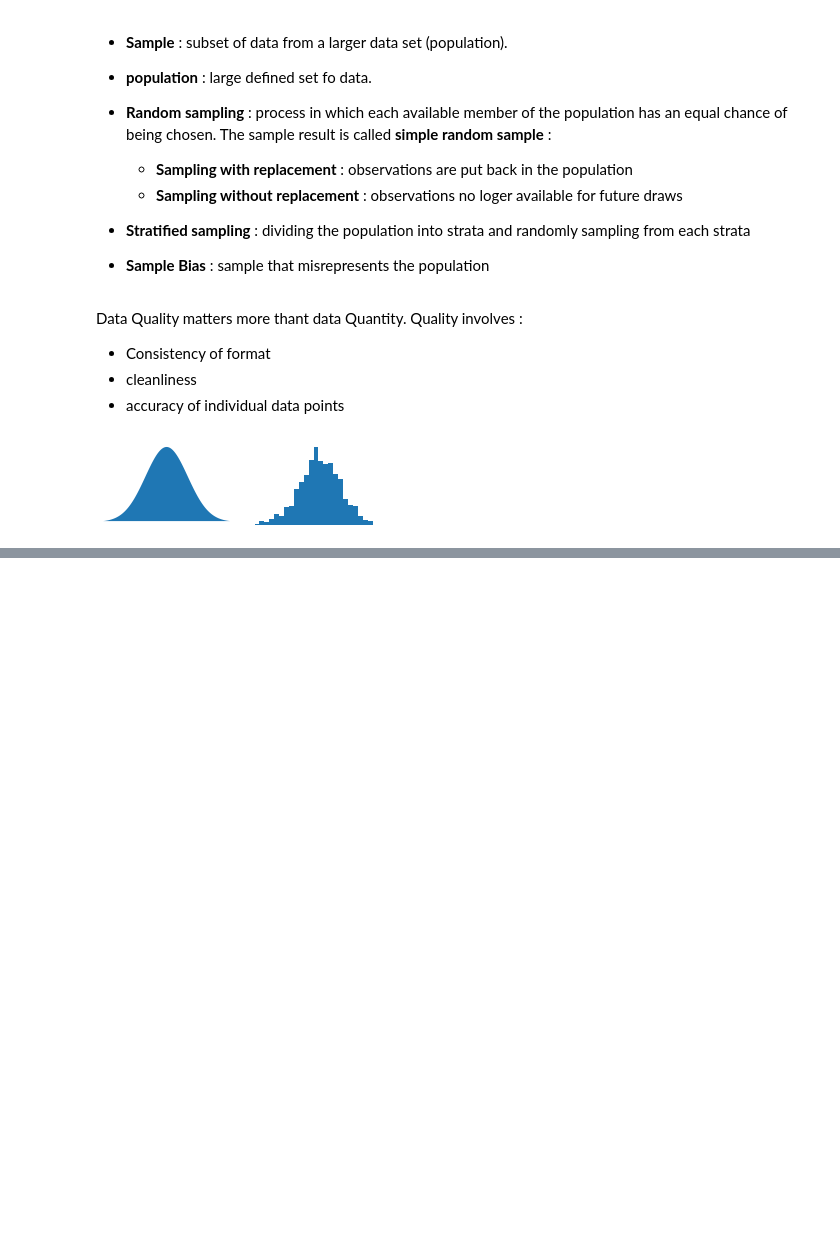
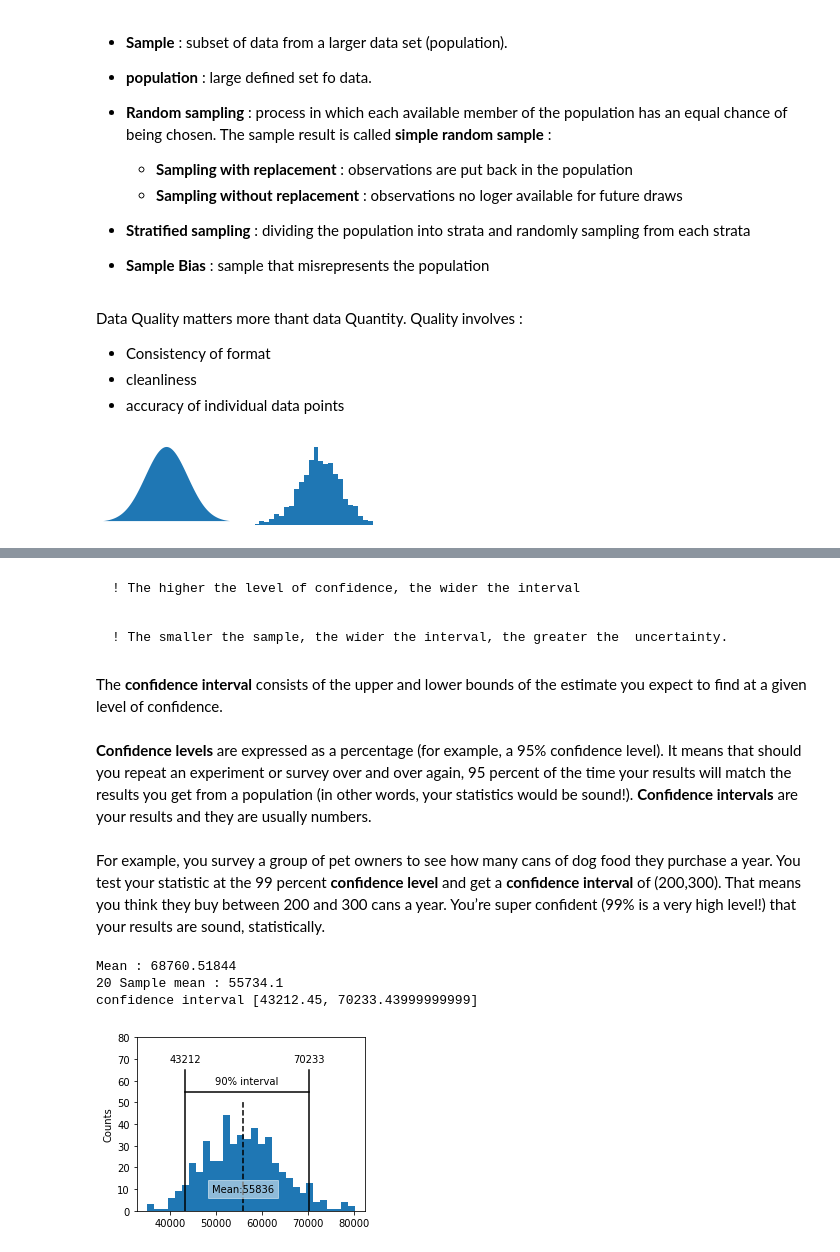
Before and after one commit to chikoungoun/Practical-Stats-for-DS, a Jupyter notebook: PS for DS - Chap 2.ipynb, the cells around one changed output, grey strips where cells are left out. Cells and saved outputs as stored; diff of their text form; code cells hidden in the pictures; blank space fills up the shorter version.

Commit message:
Confidence Interval

```diff
--- a/PS for DS - Chap 2.ipynb
+++ b/PS for DS - Chap 2.ipynb
@@ -141,0 +184,13 @@ print('\n Results \n\n',results.head())
+# %%
+results = []
+
+# Make 1000 resampling and compute the median of each sample
+for nrepeat in range(1000):
+    sample = resample(loans_income)
+    results.append(sample.median())
+results = pd.Series(results)
+print('Bootstrap Statistics:')
+print(f'original:{loans_income.median()}')
+print(f'results mean:{results.mean()}')
+print(f'bias:{results.mean() - loans_income.median()}')
+print(f'std.error: {results.std()}')
@@ -141,0 +211,48 @@ print('\n Results \n\n',results.head())
+# %% [markdown]
+    ! The higher the level of confidence, the wider the interval
+# %% [markdown]
+    ! The smaller the sample, the wider the interval, the greater the  uncertainty.
+# %% [markdown]
+The **confidence interval** consists of the upper and lower bounds of the estimate you expect to find at a given level of confidence.
+# %% [markdown]
+**Confidence levels** are expressed as a percentage (for example, a 95% confidence level). It means that should you repeat an experiment or survey over and over again, 95 percent of the time your results will match the results you get from a population (in other words, your statistics would be sound!). **Confidence intervals** are your results and they are usually numbers.
+# %% [markdown]
+For example, you survey a group of pet owners to see how many cans of dog food they purchase a year. You test your statistic at the 99 percent **confidence level** and get a **confidence interval** of (200,300). That means you think they buy between 200 and 300 cans a year. You’re super confident (99% is a very high level!) that your results are sound, statistically.
+# %%
+print('Mean :',loans_income.mean())
+np.random.seed(seed=3)
+
+#create a sample of 20 loan income data
+sample20 = resample(loans_income,n_samples=20,replace=False)
+print('20 Sample mean :',sample20.mean())
+
+results = []
+for nrepeat in range(500):
+    sample = resample(sample20)
+    results.append(sample.mean())
+results = pd.Series(results)
+
+confidence_interval = list(results.quantile([0.05,0.95]))
+print('confidence interval',confidence_interval)
+
+ax = results.plot.hist(bins=30,figsize=(4,3))
+ax.plot(confidence_interval,[55,55],color='black')
+
+for x in confidence_interval:
+    ax.plot([x,x],[0,65],color='black')
+    ax.text(x,70,f'{x:.0f}',horizontalalignment='center',verticalalignment='center')
+ax.text(sum(confidence_interval)/2,60,'90% interval',horizontalalignment='center',verticalalignment='center')
+
+meanIncome = results.mean()
+ax.plot([meanIncome,meanIncome],[0,50],color='black',linestyle='--')
+ax.text(meanIncome,10,f'Mean:{meanIncome:.0f}',bbox=dict(facecolor='white',edgecolor='white',alpha=0.5),horizontalalignment='center',verticalalignment='center')
+ax.set_ylim(0,80)
+ax.set_ylabel('Counts')
+
+plt.tight_layout()
+plt.show()
+# %% [output]
+Mean : 68760.51844
+20 Sample mean : 55734.1
+confidence interval [43212.45, 70233.43999999999]
+[figure, added]
```
Also changed, not shown: parts of 38 cells of this notebook.
